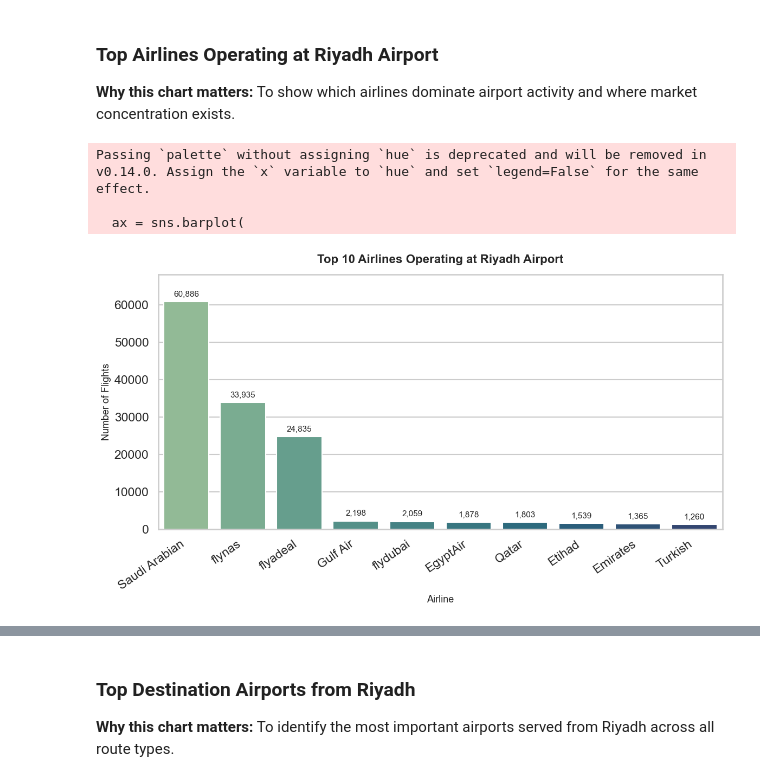
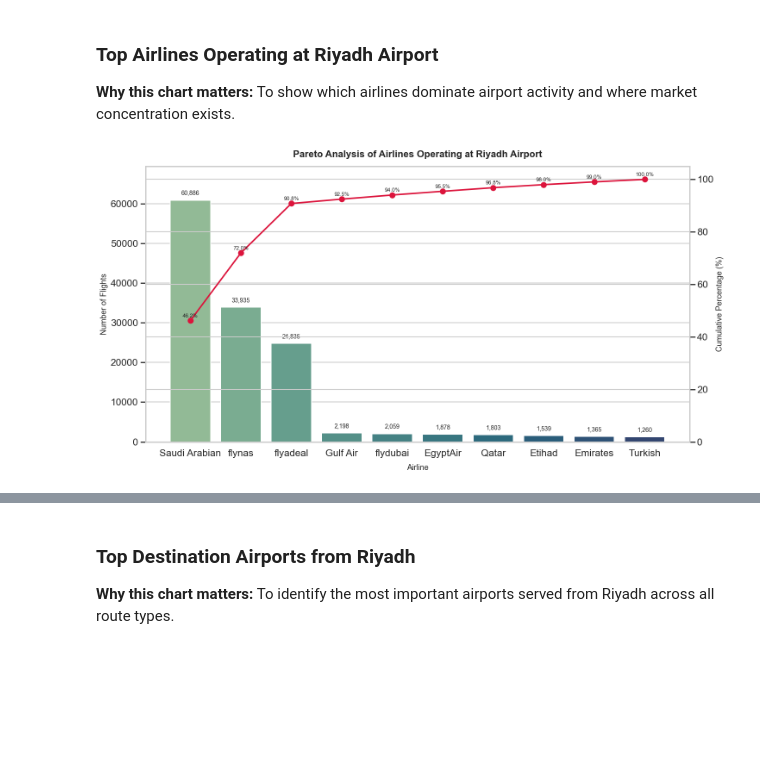
Before and after one commit to FO7S/Riyadh-Airport-Flight-Analysis, a Jupyter notebook: EDA FINAL_RUH.ipynb, the cells around one changed output, grey strips where cells are left out. Drawn from its saved outputs; the diff is of its cells as text; code cells hidden in the pictures; blank space fills up the shorter version.

```diff
--- a/EDA FINAL_RUH.ipynb
+++ b/EDA FINAL_RUH.ipynb
@@ -261,8 +273,10 @@ df = df.drop(columns=[
     "movement.airport.timeZone",
     "status",
     "aircraft.model",
-    "codeshareStatus"
+    "codeshareStatus",
+    "isCargo"
 ])
+
 
 # Fill missing values in important categorical columns
 df["destination_airport_iata"] = df["destination_airport_iata"].fillna("Unknown")
@@ -501,38 +520,86 @@ Passing `palette` without assigning `hue` is deprecated and will be removed in v
 # %%
 # Get the top 10 airlines by number of flights
 top_airlines = df["airline.name"].value_counts().head(10)
 
-# Create the plot
-plt.figure(figsize=(12, 7))
-ax = sns.barplot(
+# Shorten long airline names for better readability
+top_airlines.index = [
+    "Saudi Arabian", "flynas", "flyadeal", "Gulf Air", "flydubai",
+    "EgyptAir", "Qatar", "Etihad", "Emirates", "Turkish"
+]
+
+# Calculate cumulative percentage
+cum_percent = top_airlines.cumsum() / top_airlines.sum() * 100
+
+# Create the figure
+fig, ax = plt.subplots(figsize=(15, 8))
+
+# Create the bar chart (frequency)
+sns.barplot(
     x=top_airlines.index,
     y=top_airlines.values,
-    palette="crest"
+    palette="crest",
+    ax=ax
 )
 
 # Add value labels above bars
 for i, value in enumerate(top_airlines.values):
     ax.text(
         i,
         value + (top_airlines.max() * 0.015),
         f"{value:,}",
         ha="center",
         va="bottom",
-        fontsize=11
+        fontsize=10
     )
 
 # Add headroom above the tallest bar
-ax.set_ylim(0, top_airlines.max() * 1.12)
+ax.set_ylim(0, top_airlines.max() * 1.14)
 
-plt.title("Top 10 Airlines Operating at Riyadh Airport", fontsize=16, fontweight="bold", pad=15)
-plt.xlabel("Airline", fontsize=13)
-plt.ylabel("Number of Flights", fontsize=13)
-plt.xticks(rotation=35, ha="right")
+# Create second axis for cumulative percentage
+ax2 = ax.twinx()
+
+# Plot cumulative percentage line
+ax2.plot(
+    range(len(top_airlines.index)),
+    cum_percent,
+    color="crimson",
+    marker="o",
+    linewidth=2.5
+)
+
+# Add percentage labels on the line points
+for i, value in enumerate(cum_percent):
+    ax2.text(
+        i,
+        value + 1.2,
+        f"{value:.1f}%",
+        ha="center",
+        fontsize=9
+    )
+
+# Set cumulative percentage axis limits
+ax2.set_ylim(0, 105)
+ax2.set_ylabel("Cumulative Percentage (%)", fontsize=13)
+
+# Add title and labels
+ax.set_title(
+    "Pareto Analysis of Airlines Operating at Riyadh Airport",
+    fontsize=16,
+    fontweight="bold",
+    pad=15
+)
+
+ax.set_xlabel("Airline", fontsize=13, labelpad=10)
+ax.set_ylabel("Number of Flights", fontsize=13)
+
+# Rotate airline names for readability
+plt.xticks(rotation=20, ha="center", fontsize=11)
+
+# Adjust layout
 plt.tight_layout()
+
+# Show the plot
 plt.show()
 # %% [output]
-Passing `palette` without assigning `hue` is deprecated and will be removed in v0.14.0. Assign the `x` variable to `hue` and set `legend=False` for the same effect.
-
-  ax = sns.barplot(
-[figure, old version]
+[figure, new version]
 # %% [markdown]
```
Also changed, not shown: parts of 14 cells of this notebook.
